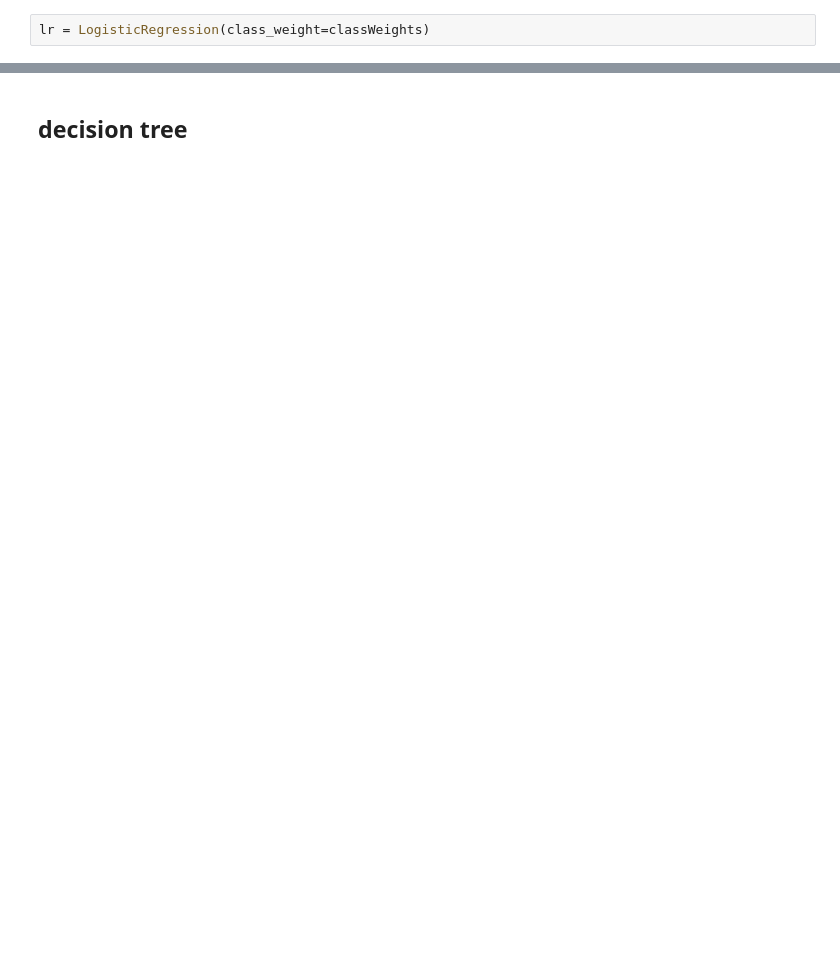
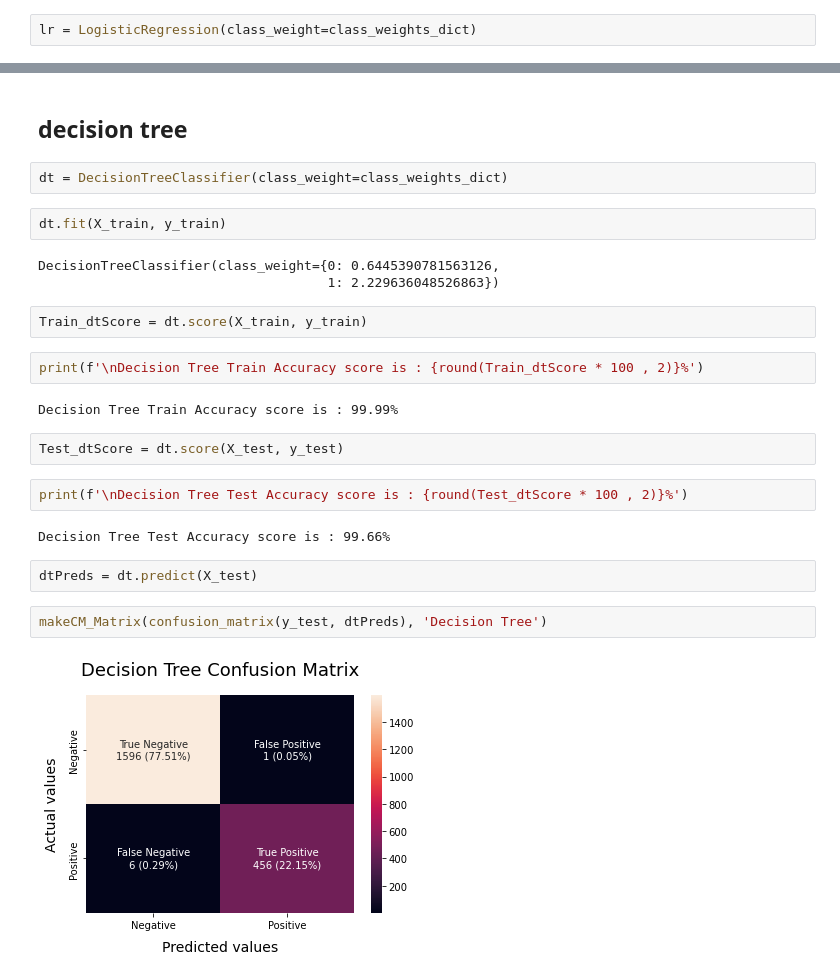
Before and after one commit to Mena-Adel20/Depression-detection, a Jupyter notebook: models.ipynb, the cells around one changed output, grey strips where cells are left out. Cells and saved outputs as stored; diff of their text form; blank space fills up the shorter version.

```diff
--- a/models.ipynb
+++ b/models.ipynb
@@ -93,7 +102,7 @@ def makeCM_Matrix(cm_matrix, title):
 # %% [markdown]
 ## logistic regression
 # %%
-lr = LogisticRegression(class_weight=classWeights)
+lr = LogisticRegression(class_weight=class_weights_dict)
 # %%
 lr.fit(X_train, y_train)
 # %% [output]
@@ -136,2 +145,27 @@ weighted avg       0.98      0.98      0.98      2059
 # %% [markdown]
 ## decision tree
+# %%
+dt = DecisionTreeClassifier(class_weight=class_weights_dict)
+# %%
+dt.fit(X_train, y_train)
+# %% [output]
+DecisionTreeClassifier(class_weight={0: 0.6445390781563126,
+                                     1: 2.229636048526863})
+# %%
+Train_dtScore = dt.score(X_train, y_train)
+# %%
+print(f'\nDecision Tree Train Accuracy score is : {round(Train_dtScore * 100 , 2)}%')
+# %% [output]
+Decision Tree Train Accuracy score is : 99.99%
+# %%
+Test_dtScore = dt.score(X_test, y_test)
+# %%
+print(f'\nDecision Tree Test Accuracy score is : {round(Test_dtScore * 100 , 2)}%')
+# %% [output]
+Decision Tree Test Accuracy score is : 99.66%
+# %%
+dtPreds = dt.predict(X_test)
+# %%
+makeCM_Matrix(confusion_matrix(y_test, dtPreds), 'Decision Tree')
+# %% [output]
+[figure, added]
```
Also changed, not shown: parts of 23 cells of this notebook.
